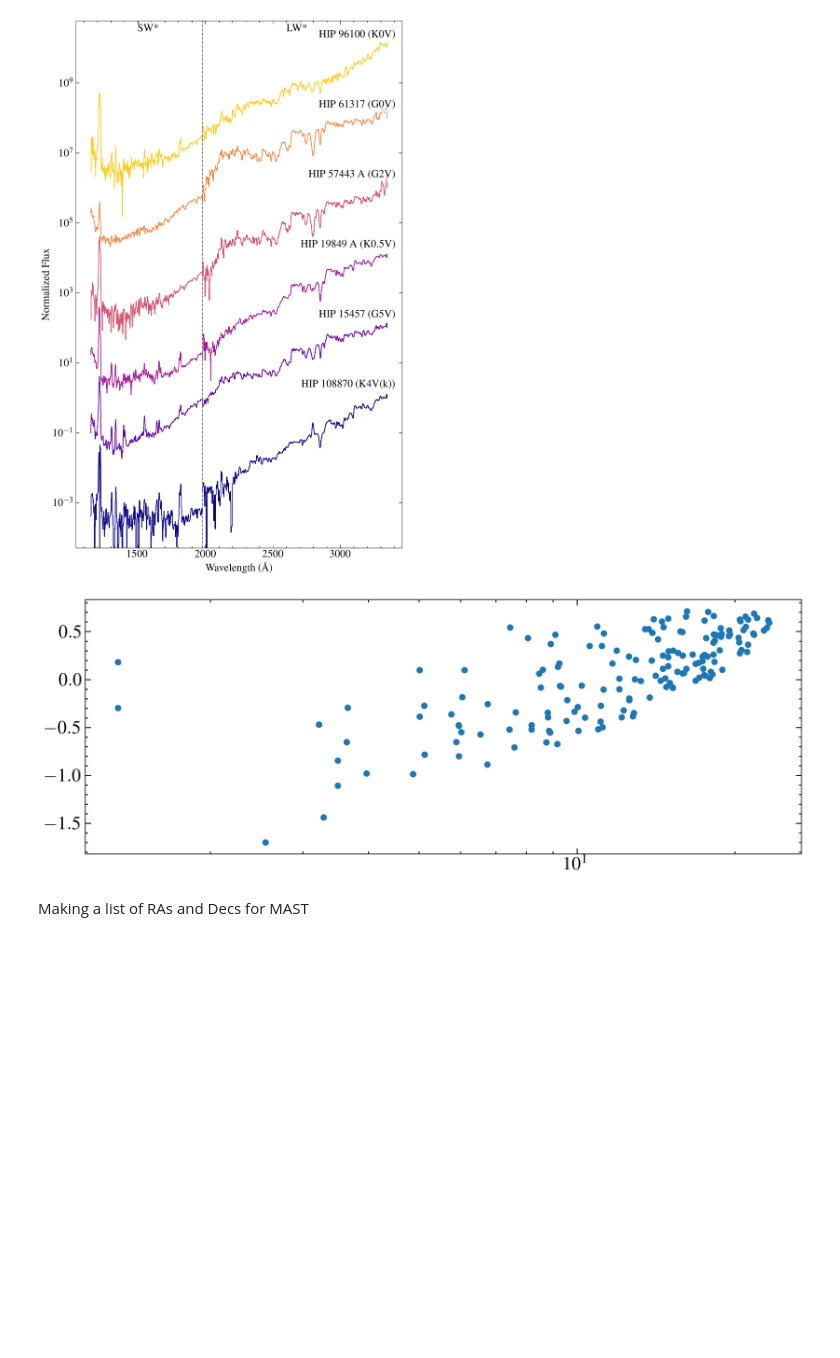
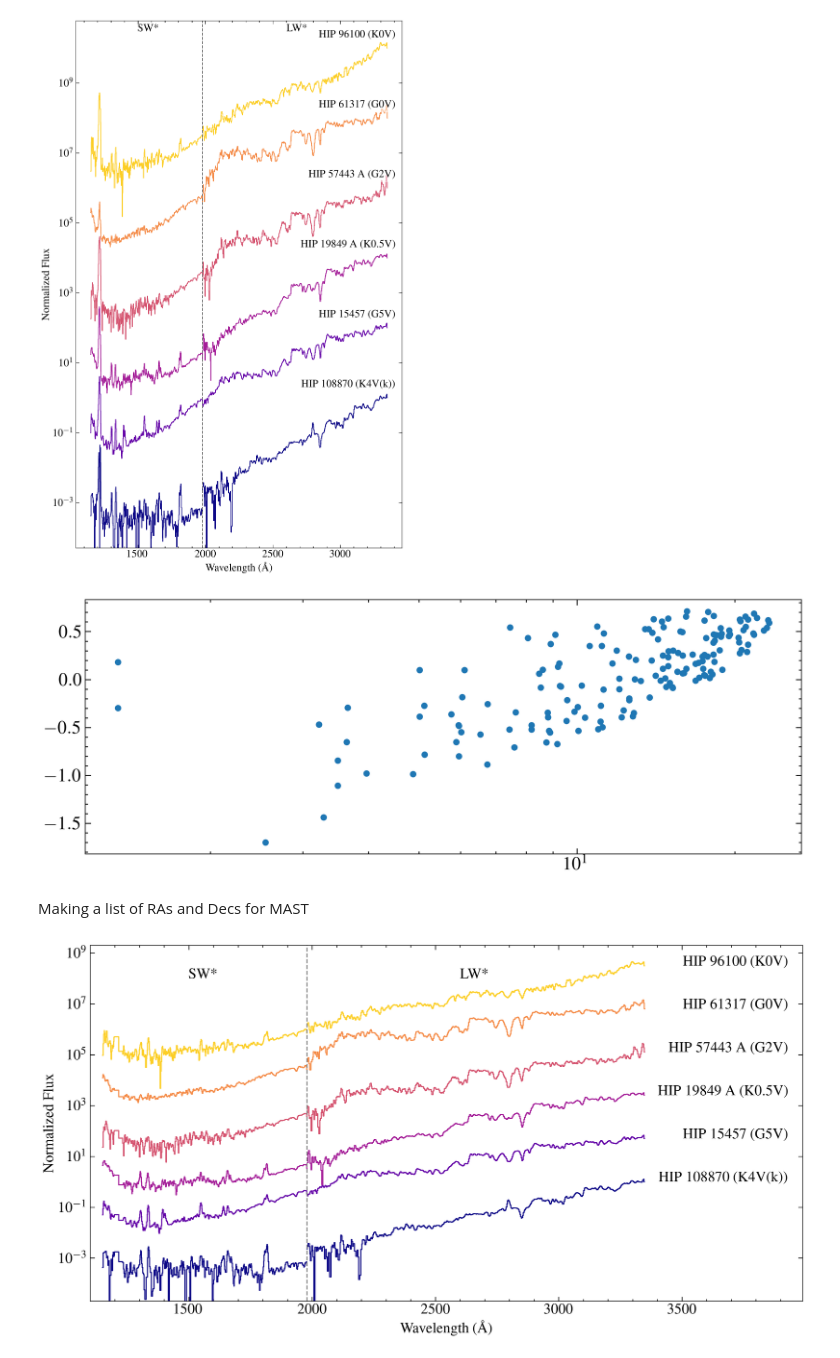
Before and after one commit to davidjwilson/hwo_uvstars, a Jupyter notebook: iue_plot.ipynb, the cells around one changed output. Drawn from its saved outputs; the diff is of its cells as text; code cells hidden in the pictures; blank space fills up the shorter version.

```diff
--- a/iue_plot.ipynb
+++ b/iue_plot.ipynb
@@ -299,0 +300,93 @@ ascii.write(coords, 'star_coords.csv', format='csv')
+# %%
+fig, ax = plt.subplots(figsize=(15, 8))
+
+cols = np.linspace(0, 0.9, len(stars))
+
+for i, star in enumerate(stars):
+
+    # print(star)
+    iuespecs = glob.glob('{}{}/*vo.fits'.format(path, star))
+
+
+    sw_f = []
+    sw_e = []
+    lw_f = []
+    lw_e = []
+    n = 0
+    o = 0
+    for spec in iuespecs:
+        data = fits.getdata(spec, 1)[0]
+        w, f, e, dq = data['WAVE'], data['FLUX'], data['SIGMA'], data['QUALITY']
+
+        if os.path.split(spec)[1][0:2] == 'sw':
+            if n == 0:
+                w_sw = w
+                sw_f.append(f)
+                sw_e.append(e)
+            else:
+                fi = interp1d(w, f, fill_value='extrapolate')(w_sw)
+                ei = interp1d(w, e, fill_value='extrapolate')(w_sw)
+                sw_f.append(fi)
+                sw_e.append(ei)
+            n += 1
+        if os.path.split(spec)[1][0:2] == 'lw':
+            if o == 0:
+                w_lw = w
+                lw_f.append(f)
+                lw_e.append(e)
+            else:
+                fi = interp1d(w, f, fill_value='extrapolate')(w_lw)
+                ei = interp1d(w, e, fill_value='extrapolate')(w_lw)
+                lw_f.append(fi)
+                lw_e.append(ei)
+            o += 1
+
+    # print(lwr_e)
+    f_lw, e_lw = spectra_adder(np.array(lw_f), np.array(lw_e))
+    f_sw, e_sw = spectra_adder(np.array(sw_f), np.array(sw_e))
+
+
+            # ax.step(w[dq==0],f[dq==0], where='mid')
+            # ax.step(w,f, where='mid')
+
+    smask = (f_sw > 0) & (w < 1200) | (f_sw > 0) & (w > 1230) #& (w_swp < w_lw[0])
+    lmask = (f_lw > 0) & (w_lw >= w_sw[-1])
+
+    f_sw = convolve(f_sw,Box1DKernel(2))
+    f_lw = convolve(f_lw,Box1DKernel(2))
+    # e = convolve(e,Box1DKernel(smooth))/(smooth**0.5)
+
+    norm = 1/f_lw[-1]
+
+    ax.step(w_lw[lmask], (f_lw[lmask]*norm)*50**i, where='mid', c=plt.cm.plasma(cols[i]))
+    ax.step(w_sw[smask], (f_sw[smask]*norm)*50**i, where='mid', c=plt.cm.plasma(cols[i]))
+
+    if star[-1] == 'A':
+        tabname = star[0:-2]+'_'
+    else:
+        tabname = star+'_'
+    row = np.where(startab['HIP#'] == tabname)[0][0]
+    spt = startab['SpT'][row]
+
+    ax.annotate(star.replace('_', ' ')+' ('+spt+')', (0.98, (50**i)), xycoords=('axes fraction', 'data'),
+                ha='right', bbox=dict(fc='w', ec='w', alpha=0.5))
+
+ax.set_yscale('log')
+ax.axvline(w_sw[-1], ls='--', c='0.5' )
+ax.annotate(r'SW*', (1500, 1e8))
+ax.annotate(r'LW*', (2600, 1e8))
+    # ax.set_xscale('log')
+    # ax.set_ylim(1e-15)
+ax.set_xlabel('Wavelength (\AA)')
+ax.set_ylabel('Normalized Flux')
+ax.set_ylim(2e-5 , 2e9)
+ax.set_xlim(1100, 3990)
+
+fig.tight_layout()
+
+fig.savefig('plots/iue_best6_ls.png', facecolor='w')
+fig.savefig('plots/iue_best6_ls.pdf')
+
+# plt.show()
+# %% [output]
+[figure, added]
```
Also changed, not shown: parts of 1 cell of this notebook, 4 other files.
